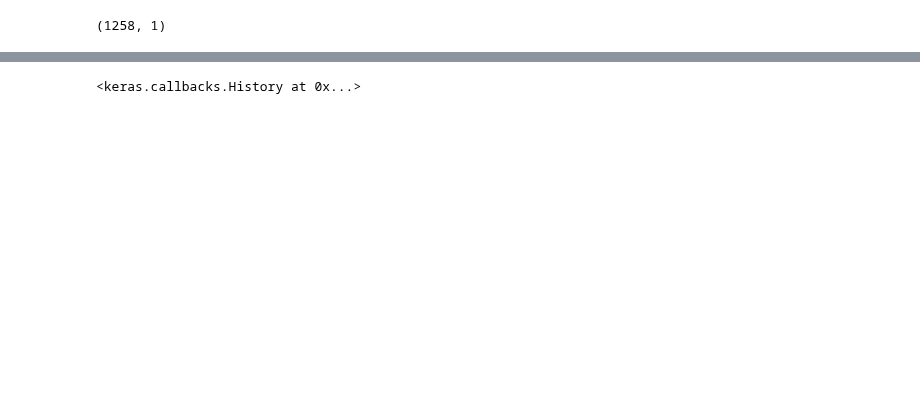
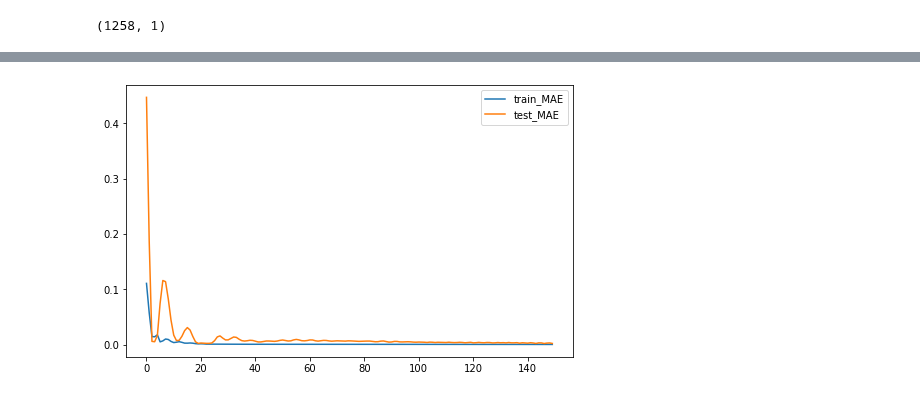
Before and after one commit to TLChilton/Senior_Capstone, a Jupyter notebook: Heman/StackedLSTM_Amazon.ipynb, the cells around one changed output, grey strips where cells are left out. Saved outputs shown, nothing was run; the diff lists cells and outputs as text; code cells hidden in the pictures; blank space fills up the shorter version.

```diff
--- a/Heman/StackedLSTM_Amazon.ipynb
+++ b/Heman/StackedLSTM_Amazon.ipynb
@@ -125,6 +91,12 @@ Trainable params: 50,851
 Non-trainable params: 0
 _________________________________________________________________
 # %%
-model.fit(X_train,Y_train,validation_data=(X_test,Y_test),epochs=150,batch_size=450,verbose=1)
+history = model.fit(X_train,Y_train,validation_data=(X_test,Y_test),epochs=150,batch_size=450,verbose=1)
+# plot history
+plt.figure(figsize=(8,5))
+plt.plot(history.history['loss'], label='train_MAE')
+plt.plot(history.history['val_loss'], label='test_MAE')
+plt.legend()
+plt.show()
 # %% [output]
 Epoch 1/150
@@ -147,4 +119,4 @@ Epoch 150/150
-<keras.callbacks.History at 0x...>
+[figure, added]
 # %%
 train_predict=model.predict(X_train)
 test_predict=model.predict(X_test)
```
Also changed, not shown: parts of 19 cells of this notebook.
